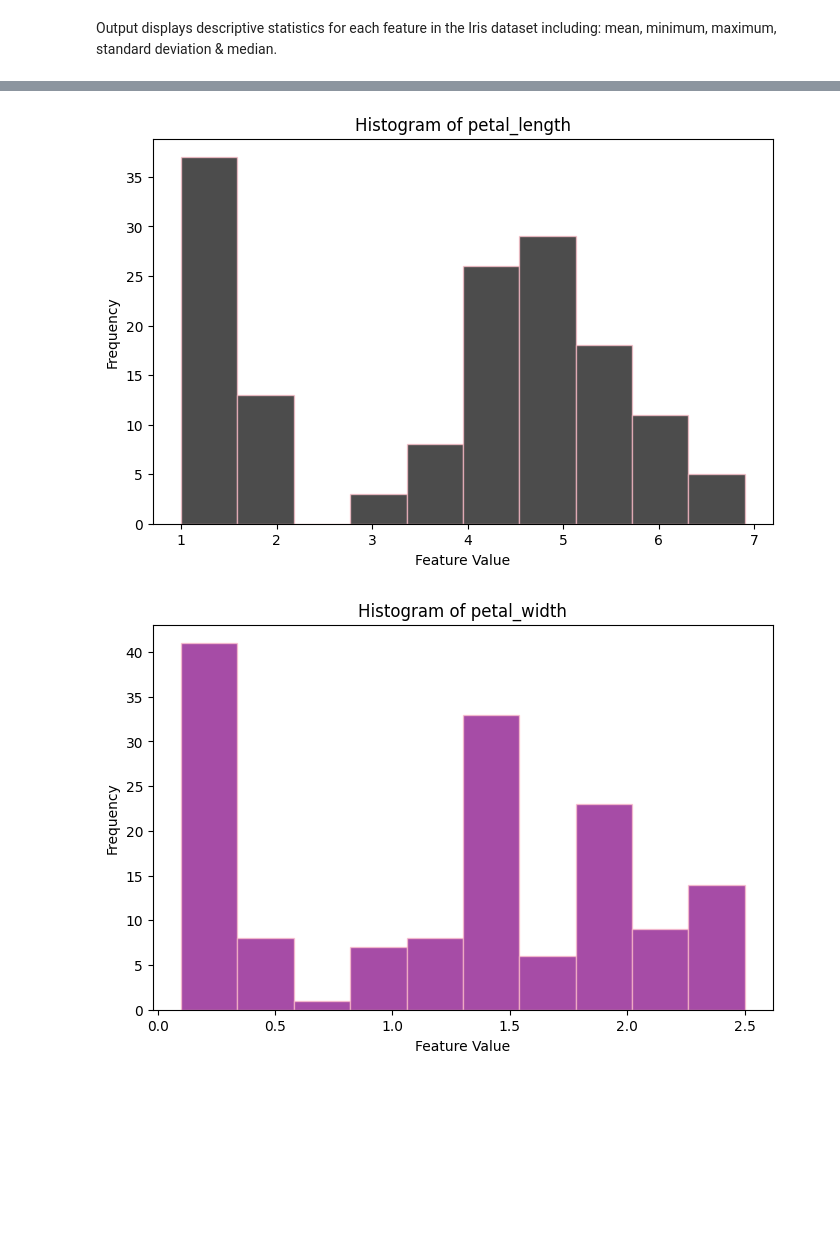
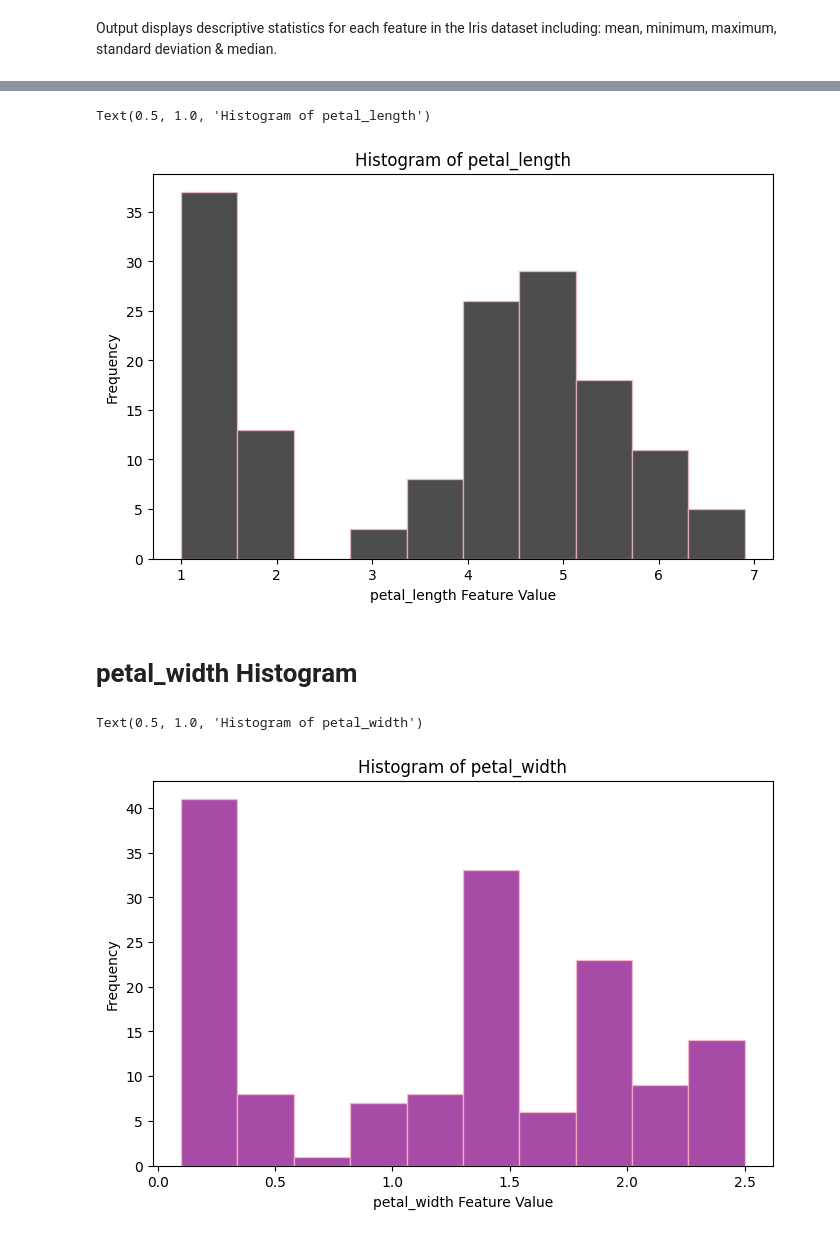
Before and after one commit to NibnabCodes/principles_of_data_analytics, a Jupyter notebook: tasks.ipynb, the cells around one changed output, grey strips where cells are left out. Cells and saved outputs as stored; diff of their text form; code cells hidden in the pictures; blank space fills up the shorter version.

```diff
--- a/tasks.ipynb
+++ b/tasks.ipynb
@@ -612,32 +628,28 @@ plt.show()
 # %%
-# petal_length Histogram
-
-# Import matplotlib & PANDAS
-# Import & load dataset
+# 1. Import matplotlib & PANDAS
+# 2. Import & load dataset
 
 # Select the feature/column to plot
 feature = df["petal_length"]
 
 # Create the histogram
 plt.figure(figsize=(8, 5)) # Sets hist size
 plt.hist(feature, bins=10, color='black', edgecolor='pink', alpha=0.7)
 
 # Add title & labels to axis
-plt.xlabel("Feature Value")
+plt.xlabel("petal_length Feature Value")
 plt.ylabel("Frequency")
 plt.title("Histogram of petal_length")
 
-# Show the plot
-plt.show()
-
 # Source: https://chatgpt.com/share/67c8d1e3-e58c-8011-ba8d-42654ba25576
 # %% [output]
+Text(0.5, 1.0, 'Histogram of petal_length')
-[figure, old version]
+[figure, new version]
+# %% [markdown]
+# petal_width Histogram
 # %%
-# petal_width Histogram
-
-# Import matplotlib & PANDAS
-# Import & load dataset
+# 1. Import matplotlib & PANDAS
+# 2. Import & load dataset
 
 # Select the feature/column to plot
 feature = df["petal_width"]
@@ -647,14 +659,12 @@ plt.figure(figsize=(8, 5)) # Sets hist size
 plt.hist(feature, bins=10, color='purple', edgecolor='pink', alpha=0.7)
 
 # Add title & labels to axis
-plt.xlabel("Feature Value")
+plt.xlabel("petal_width Feature Value")
 plt.ylabel("Frequency")
 plt.title("Histogram of petal_width")
 
-# Show the plot
-plt.show()
-
 # Source: https://chatgpt.com/share/67c8d1e3-e58c-8011-ba8d-42654ba25576
 # %% [output]
+Text(0.5, 1.0, 'Histogram of petal_width')
-[figure, old version]
+[figure, new version]
 # %% [markdown]
```
Also changed, not shown: parts of 81 cells of this notebook.
